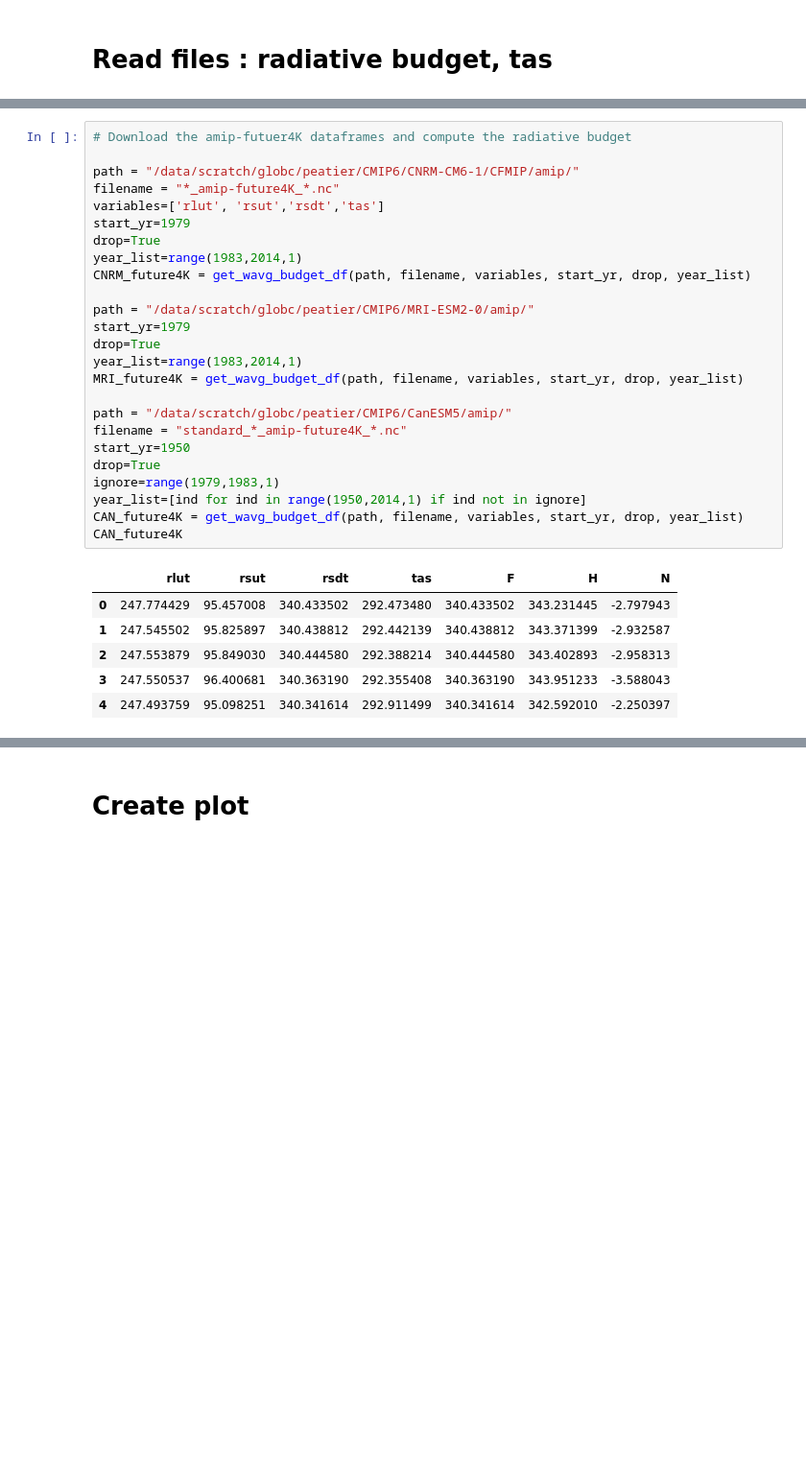
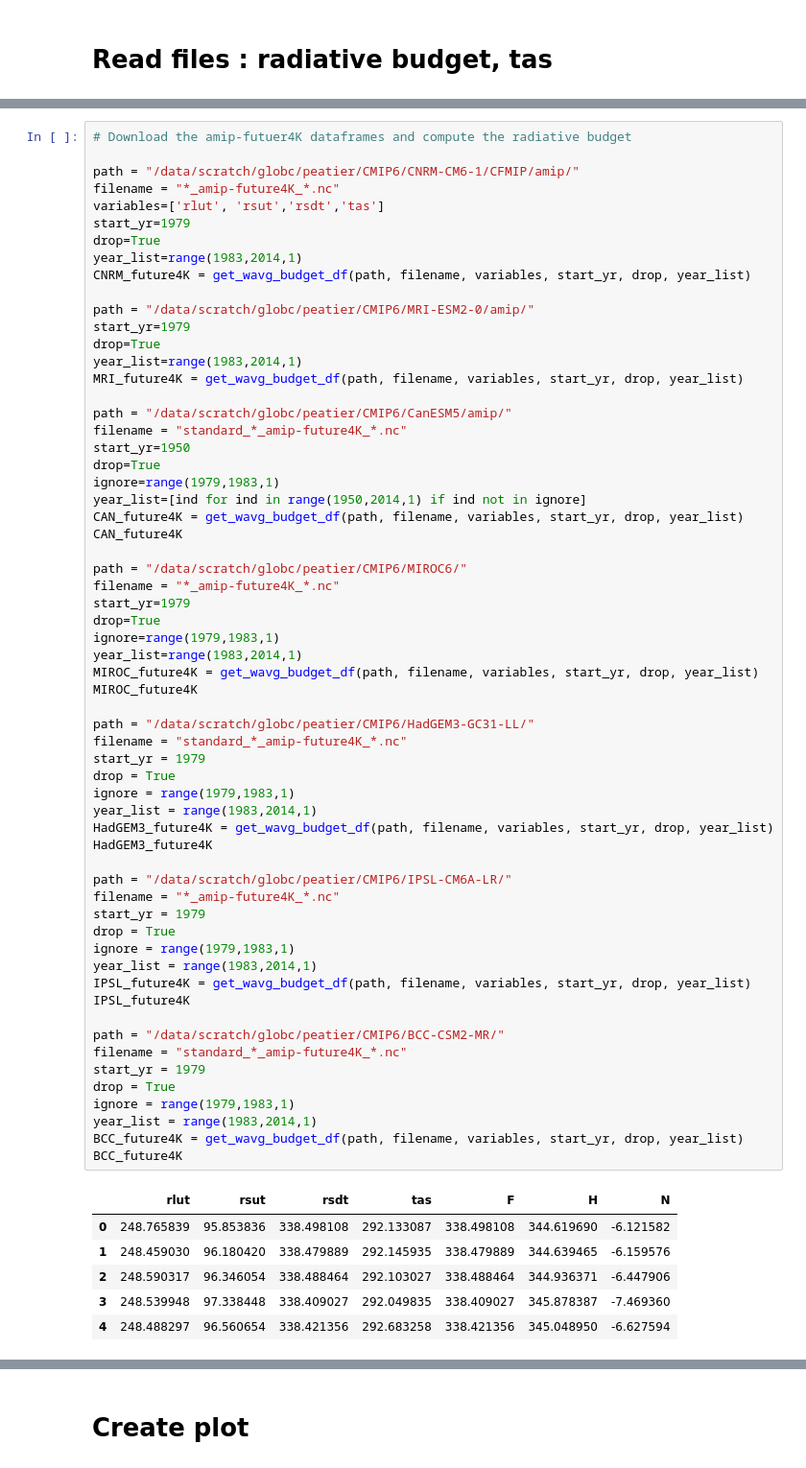
Before and after one commit to benmsanderson/CNRMppe, a Jupyter notebook: CMIP6/CFMIP_Lambda.ipynb, the cells around one changed output, grey strips where cells are left out. Shown: that part at 96% size. Drawn from its saved outputs; the diff is of its cells as text; blank space fills up the shorter version.

```diff
--- a/CMIP6/CFMIP_Lambda.ipynb
+++ b/CMIP6/CFMIP_Lambda.ipynb
@@ -66,32 +104,68 @@ CAN_amip
 # %%
 # Download the amip-futuer4K dataframes and compute the radiative budget
 
 path = "/data/scratch/globc/peatier/CMIP6/CNRM-CM6-1/CFMIP/amip/"
 filename = "*_amip-future4K_*.nc"
 variables=['rlut', 'rsut','rsdt','tas']
 start_yr=1979
 drop=True
 year_list=range(1983,2014,1)
 CNRM_future4K = get_wavg_budget_df(path, filename, variables, start_yr, drop, year_list)
 
 path = "/data/scratch/globc/peatier/CMIP6/MRI-ESM2-0/amip/"
 start_yr=1979
 drop=True
 year_list=range(1983,2014,1)
 MRI_future4K = get_wavg_budget_df(path, filename, variables, start_yr, drop, year_list)
 
 path = "/data/scratch/globc/peatier/CMIP6/CanESM5/amip/"
 filename = "standard_*_amip-future4K_*.nc"
 start_yr=1950
 drop=True
 ignore=range(1979,1983,1)
 year_list=[ind for ind in range(1950,2014,1) if ind not in ignore]
 CAN_future4K = get_wavg_budget_df(path, filename, variables, start_yr, drop, year_list)
 CAN_future4K
+
+path = "/data/scratch/globc/peatier/CMIP6/MIROC6/"
+filename = "*_amip-future4K_*.nc"
+start_yr=1979
+drop=True
+ignore=range(1979,1983,1)
+year_list=range(1983,2014,1)
+MIROC_future4K = get_wavg_budget_df(path, filename, variables, start_yr, drop, year_list)
+MIROC_future4K
+
+path = "/data/scratch/globc/peatier/CMIP6/HadGEM3-GC31-LL/"
+filename = "standard_*_amip-future4K_*.nc"
+start_yr = 1979
+drop = True
+ignore = range(1979,1983,1)
+year_list = range(1983,2014,1)
+HadGEM3_future4K = get_wavg_budget_df(path, filename, variables, start_yr, drop, year_list)
+HadGEM3_future4K
+
+path = "/data/scratch/globc/peatier/CMIP6/IPSL-CM6A-LR/"
+filename = "*_amip-future4K_*.nc"
+start_yr = 1979
+drop = True
+ignore = range(1979,1983,1)
+year_list = range(1983,2014,1)
+IPSL_future4K = get_wavg_budget_df(path, filename, variables, start_yr, drop, year_list)
+IPSL_future4K
+
+path = "/data/scratch/globc/peatier/CMIP6/BCC-CSM2-MR/"
+filename = "standard_*_amip-future4K_*.nc"
+start_yr = 1979
+drop = True
+ignore = range(1979,1983,1)
+year_list = range(1983,2014,1)
+BCC_future4K = get_wavg_budget_df(path, filename, variables, start_yr, drop, year_list)
+BCC_future4K
 # %% [output]
 |  | rlut | rsut | rsdt | tas | F | H | N |
-| 0 | 247.774429 | 95.457008 | 340.433502 | 292.473480 | 340.433502 | 343.231445 | -2.797943 |
-| 1 | 247.545502 | 95.825897 | 340.438812 | 292.442139 | 340.438812 | 343.371399 | -2.932587 |
-| 2 | 247.553879 | 95.849030 | 340.444580 | 292.388214 | 340.444580 | 343.402893 | -2.958313 |
-| 3 | 247.550537 | 96.400681 | 340.363190 | 292.355408 | 340.363190 | 343.951233 | -3.588043 |
-| 4 | 247.493759 | 95.098251 | 340.341614 | 292.911499 | 340.341614 | 342.592010 | -2.250397 |
+| 0 | 248.765839 | 95.853836 | 338.498108 | 292.133087 | 338.498108 | 344.619690 | -6.121582 |
+| 1 | 248.459030 | 96.180420 | 338.479889 | 292.145935 | 338.479889 | 344.639465 | -6.159576 |
+| 2 | 248.590317 | 96.346054 | 338.488464 | 292.103027 | 338.488464 | 344.936371 | -6.447906 |
+| 3 | 248.539948 | 97.338448 | 338.409027 | 292.049835 | 338.409027 | 345.878387 | -7.469360 |
+| 4 | 248.488297 | 96.560654 | 338.421356 | 292.683258 | 338.421356 | 345.048950 | -6.627594 |
```
Also changed, not shown: parts of 5 cells of this notebook, 5 other files.
